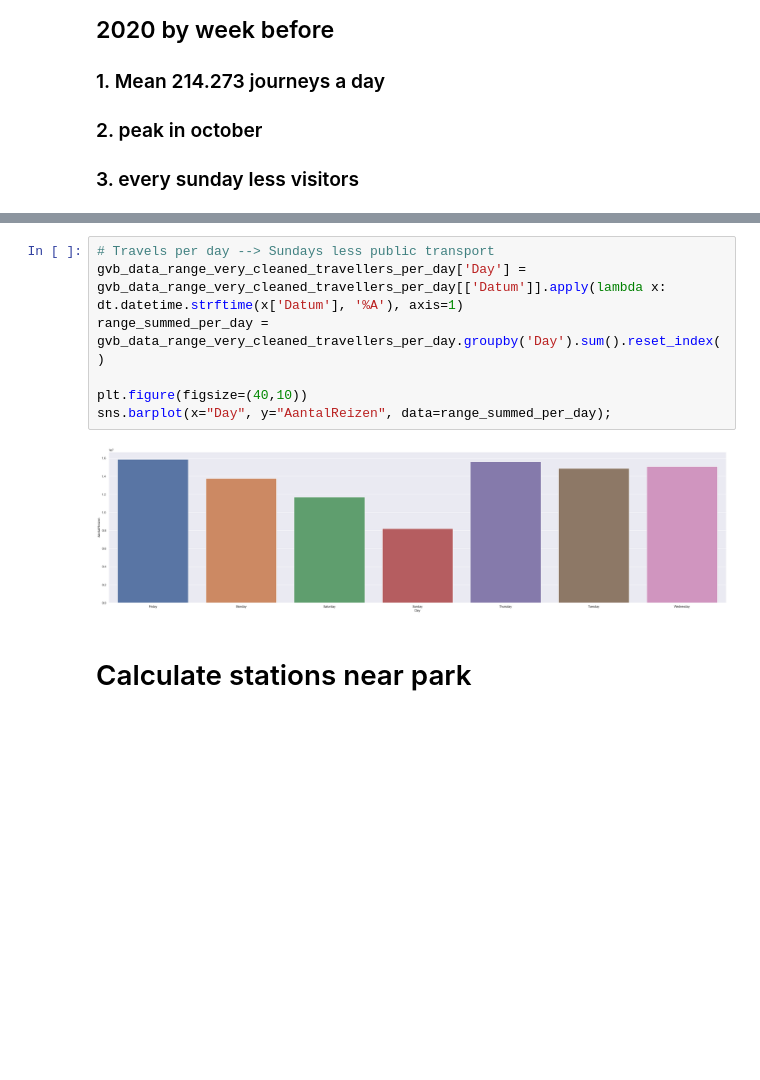
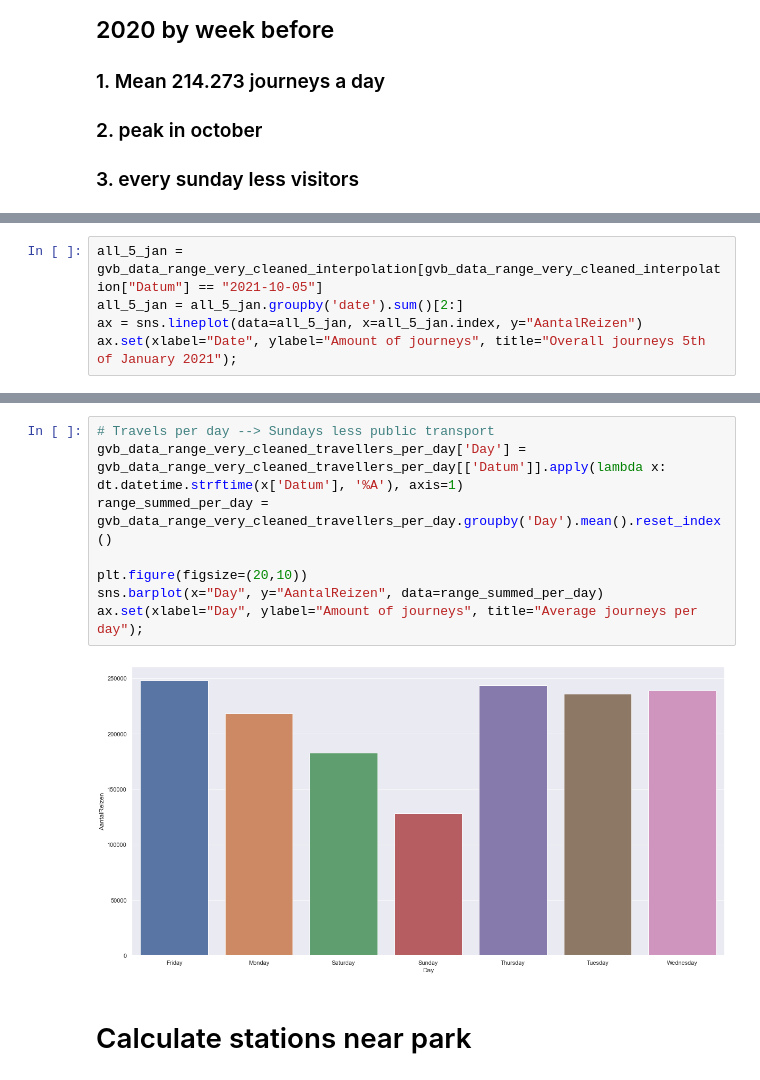
Before and after one commit to lotteph/DSP, a Jupyter notebook: GVB_ALL.ipynb, the cells around one changed output, grey strips where cells are left out. Cells and saved outputs as stored; diff of their text form; blank space fills up the shorter version.

```diff
--- a/GVB_ALL.ipynb
+++ b/GVB_ALL.ipynb
@@ -158,0 +168,5 @@ sns.lineplot(x="Datum", y="AantalReizen", data=gvb_data_range_very_cleaned_trave
+# %%
+all_5_jan = gvb_data_range_very_cleaned_interpolation[gvb_data_range_very_cleaned_interpolation["Datum"] == "2021-10-05"]
+all_5_jan = all_5_jan.groupby('date').sum()[2:]
+ax = sns.lineplot(data=all_5_jan, x=all_5_jan.index, y="AantalReizen")
+ax.set(xlabel="Date", ylabel="Amount of journeys", title="Overall journeys 5th of January 2021");
@@ -159,12 +183,13 @@ sns.lineplot(x="Datum", y="AantalReizen", data=gvb_data_range_very_cleaned_trave
 # %%
 # Travels per day --> Sundays less public transport
 gvb_data_range_very_cleaned_travellers_per_day['Day'] = gvb_data_range_very_cleaned_travellers_per_day[['Datum']].apply(lambda x: dt.datetime.strftime(x['Datum'], '%A'), axis=1)
-range_summed_per_day = gvb_data_range_very_cleaned_travellers_per_day.groupby('Day').sum().reset_index()
+range_summed_per_day = gvb_data_range_very_cleaned_travellers_per_day.groupby('Day').mean().reset_index()
 
-plt.figure(figsize=(40,10))
-sns.barplot(x="Day", y="AantalReizen", data=range_summed_per_day);
+plt.figure(figsize=(20,10))
+sns.barplot(x="Day", y="AantalReizen", data=range_summed_per_day)
+ax.set(xlabel="Day", ylabel="Amount of journeys", title="Average journeys per day");
 # %% [output]
-[figure, old version]
+[figure, new version]
 # %% [markdown]
 # Calculate stations near park
 # %%
```
Also changed, not shown: parts of 13 cells of this notebook.
